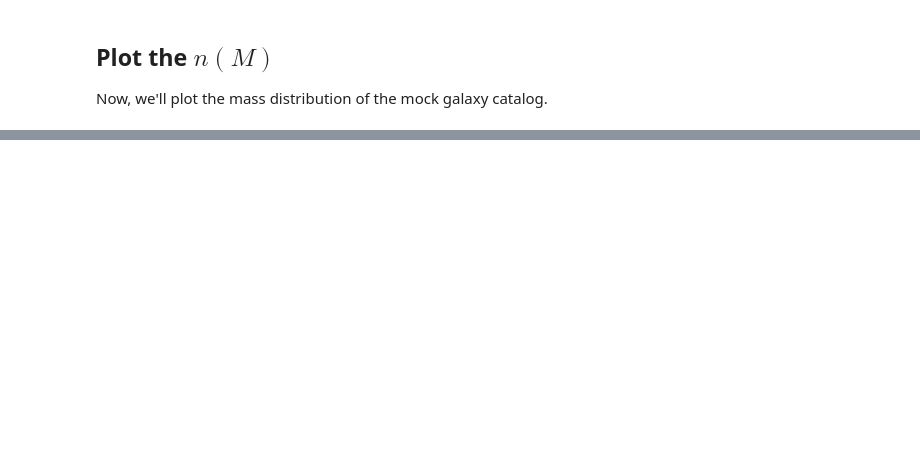
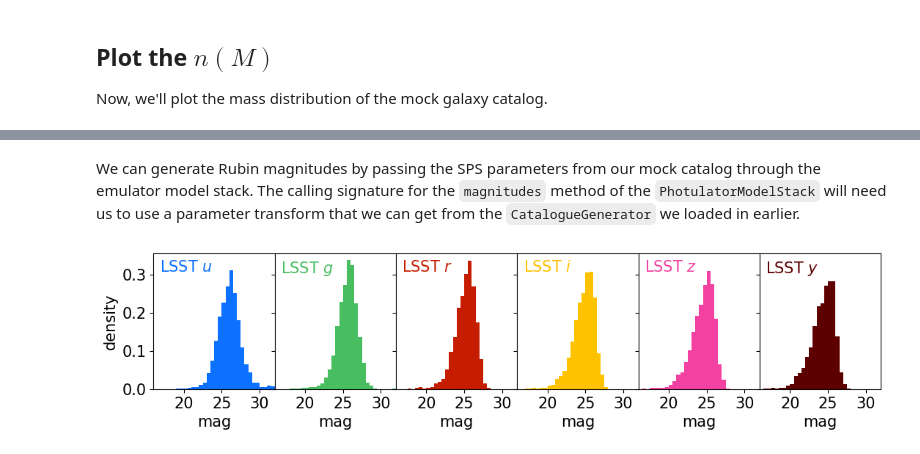
Before and after one commit to Cosmo-Pop/pop-cosmos, a Jupyter notebook: demo/catalogue_generation.ipynb, the cells around one changed output, grey strips where cells are left out. Cells and saved outputs as stored; diff of their text form; code cells hidden in the pictures; blank space fills up the shorter version.

Commit message:
Add LSST photometry to the catalogue_generation demo

```diff
--- a/demo/catalogue_generation.ipynb
+++ b/demo/catalogue_generation.ipynb
@@ -247,0 +252,47 @@ plt.show()
+# %%
+#Load in a Photulator model stack for the Rubin/LSST filters
+from speculator import PhotulatorModelStack
+emulator_path = '../trained_models/photulator_models/LSST/'
+emulator_name = 'model_4x128_alsing20_lsst_baseline_1_9_{}_cpu.pt'
+filter_names = 'ugrizy'
+filter_colors = ["#0c71ff", "#49be61", "#c61c00", "#ffc200", "#f341a2", "#5d0000"]
+rubin_flux_emulator = PhotulatorModelStack('', [emulator_path + emulator_name.format(f) for f in filter_names])
+# %% [markdown]
+We can generate Rubin magnitudes by passing the SPS parameters from our mock catalog through the emulator model stack. The calling signature for the `magnitudes` method of the `PhotulatorModelStack` will need us to use a parameter transform that we can get from the `CatalogueGenerator` we loaded in earlier.
+# %%
+#Transform the base SPS parameters into the format the emulator needs
+thetas_transformed = catalogue_generator.emulator_parameter_transform(torch.from_numpy(thetas_selected))
+# We have to seperate the first column as a second argument to the emulator
+rubin_magnitudes = rubin_flux_emulator.magnitudes(thetas_transformed[:,1:], thetas_transformed[:,0].unsqueeze(-1))
+rubin_magnitudes = rubin_magnitudes.detach().cpu().numpy()
+# %%
+#Plot the broadband magnitudes(logarithmic) as predicted by the pop-cosmos model
+plt.rcParams.update({"font.size": 15})
+
+x_bins = np.linspace(16, 32, 33)
+figsize = (12.8, 2.4)
+xlim = (16, 32)
+xticks = [20, 25, 30]
+
+fig, axes = plt.subplots(1, 6, figsize=figsize, sharey='row')
+
+# Loop through all channels for a histogram plot
+for idx in range(len(filter_names)):
+    ax = axes[idx]
+    ax.hist(rubin_magnitudes[:, idx],
+            color=filter_colors[idx], bins=x_bins,
+            linewidth=1.2, density=True)
+
+    # Filter labels
+    ax.text(0.05, 0.95, 'LSST ${}$'.format(filter_names[idx]),
+            color=filter_colors[idx], transform=ax.transAxes, verticalalignment='top')
+
+    if idx == 0:
+        ax.set_ylabel('density')
+    ax.set_xlim(xlim)
+    ax.set_xlabel('mag')
+    ax.set_xticks(xticks)
+plt.subplots_adjust(hspace=0, wspace=0)
+plt.show()
+# %% [output]
+[figure, added]
```
Also changed, not shown: parts of 5 cells of this notebook.
